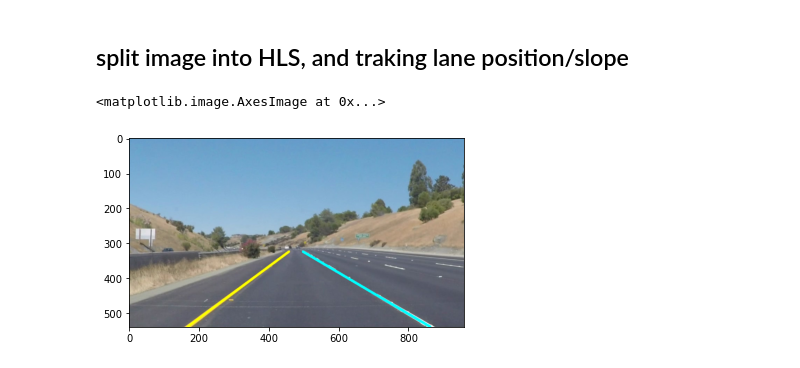
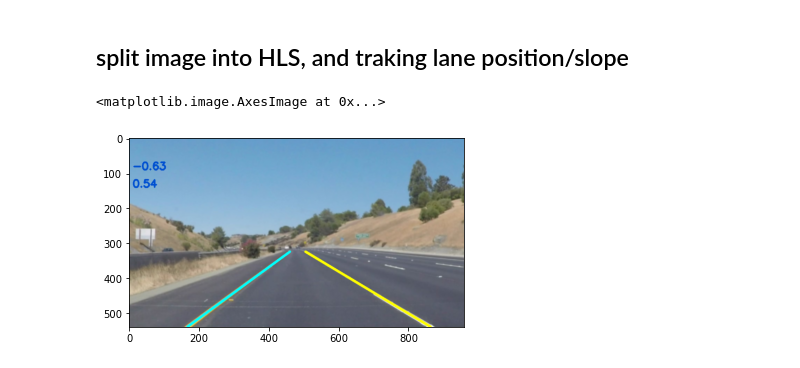
Before and after one commit to robinzh099314/CarND-LaneLines-P1, a Jupyter notebook: P1.ipynb, the cells around one changed output. Drawn from its saved outputs; the diff is of its cells as text; code cells hidden in the pictures.

```diff
--- a/P1.ipynb
+++ b/P1.ipynb
@@ -215,6 +215,7 @@ for filename in os.listdir("test_images/"):
     min_line_len = 40
     max_line_gap = 100
     line_img = hough_lines(edges,2,np.pi/180,45,min_line_len,max_line_gap)
+    cv2.imwrite("test_images_output/tmp_"+filename, line_img)
 
     fig, (sub1, sub2, sub3) = plt.subplots(1,3)
     fig.set_figheight(15)
@@ -650,11 +651,13 @@ def left_right_lines_with_tracking(image, lines, count):
     pt1 = [0, height-1]
     if left_count>0:
         left_slope = left_slopes / left_count
+        label = "%.2f" % left_slope
+        cv2.putText(image, label, (10,90), cv2.FONT_HERSHEY_SIMPLEX, 1, (209, 80, 0, 255), 3)
 #        print(str(count) + ": " + str(left_slope))
-        if count<1 :
+        if slope_memo[0]==0 :
             line_pre[0] = [x1,pt0[1],x2,pt1[1]]
             slope_memo[0] = left_slope
-        if abs(left_slope-slope_memo[0])<0.01:
+        if abs(left_slope-slope_memo[0])<0.1:
             left_posx = left_posx / (left_count * 2)
             left_posy = left_posy / (left_count * 2)
             x1 = int( (pt0[1] - left_posy)*1.0 / math.tan(left_slope) + left_posx)
@@ -674,11 +677,13 @@ def left_right_lines_with_tracking(image, lines, count):
 
     if  right_count>0:
         right_slope = right_slopes / right_count
+        label = "%.2f" % right_slope
+        cv2.putText(image, label, (10,140), cv2.FONT_HERSHEY_SIMPLEX, 1, (209, 80, 0, 255), 3)
 #        print(str(count) + ": " + str(right_slope))
-        if count<1 :
+        if slope_memo[1]==0 :
             line_pre[1] = [x1,pt0[1],x2,pt1[1]]
             slope_memo[1] = right_slope
-        if abs(right_slope-slope_memo[1])<0.01:
+        if abs(right_slope-slope_memo[1])<0.1:
             right_posx = right_posx / (right_count * 2)
             right_posy = right_posy / (right_count * 2)
 
@@ -716,42 +721,36 @@ def show_split(image):
 
 def draw_lane_on_image_adaptive_threshold_with_tracking(image, count):
     h, w, _ = image.shape
-    gray = grayscale(image)
+    image = gaussian_blur(image,5)  #cv2.blur(gray,(5,5))
     img_hls = cv2.cvtColor(image, cv2.COLOR_BGR2HLS)
     hue, gray, sat = cv2.split(img_hls)
 #    show_split(img_hls)
     #    plt.imshow(masked)
     blue, green, red = cv2.split(image)
 
-    #create three mask for : front area, only left, only right
+    # using color range for threshold
+    yellowlow = (15, 38, 115)
+    yellowhigh = (35, 204, 255)
+    whitelow = (0, 200, 0)
+    whitehigh = (200, 255, 255)
+
+    hls_yellow_mask = cv2.inRange(img_hls, yellowlow, yellowhigh)
+    hls_white_mask = cv2.inRange(img_hls, whitelow, whitehigh)
+
     Pts = [((130, h), (w/2-50, h/2+60), (w/2+60, h/2+60), (w-50, h))]
-    mask = get_mask(gray, Pts)
-    avg = int(cv2.mean(gray, mask)[0])
     Pts_left = [((130, h), (w/2-50, h/2+60), (w/2, h/2+60), (w/4+80, h-50))]
+    Pts_right = [((w*3/4-60, h-70), (w/2+40, h/2+80), (w/2+80, h/2+80), (w-30, h-50))]
+    temp = np.zeros(gray.shape, np.uint8)
+
+    low_threshold = 50
+    high_threshold = 150
     mask_left = get_mask(gray, Pts_left)
-    avg_left = int(cv2.mean(gray, mask_left)[0])
-    Pts_right = [((w*3/4-60, h-50), (w/2-10, h/2+60), (w/2+80, h/2+60), (w-30, h))]
     mask_right = get_mask(gray, Pts_right)
-    avg_right = int(cv2.mean(gray, mask_right)[0])
-    #print(avg, avg_left, avg_right)
-    temp = np.zeros(gray.shape, np.uint8)
-    blur = gaussian_blur(gray,5)  #cv2.blur(gray,(5,5))
-
-    # left area lan
-    masked = cv2.bitwise_and(blur, blur, mask=mask_left)
-    ret, thresh = cv2.threshold(masked, avg_left+40, 255, cv2.THRESH_BINARY)
-    edges = canny(thresh,50, 150)
-    cropped = edges[int(Pts_left[0][1][1]):Pts_left[0][3][1],Pts_left[0][0][0]:int(Pts_left[0][1][0])]
-    temp[int(Pts_left[0][1][1]):Pts_left[0][3][1],Pts_left[0][0][0]:int(Pts_left[0][1][0])] = cropped
-#    plt.imshow(masked)
-
-    #right area lane
-    masked = cv2.bitwise_and(blur, blur, mask=mask_right)
-    ret, thresh = cv2.threshold(masked, avg_right+40, 255, cv2.THRESH_BINARY)
-    edges = canny(thresh,50, 150)
-    cropped = edges[int(Pts_right[0][1][1]):int(Pts_right[0][3][1]),int(Pts_right[0][0][0]):int(Pts_right[0][3][0])]
-    temp[int(Pts_right[0][1][1]):int(Pts_right[0][3][1]),int(Pts_right[0][0][0]):int(Pts_right[0][3][0])] = cropped
-#    plt.imshow(masked)
+    mask_both = cv2.bitwise_or(mask_left, mask_right)
+    thresh_left = cv2.bitwise_and(hls_yellow_mask, mask_left)
+    thresh_right = cv2.bitwise_and(hls_white_mask, mask_right)
+    thresh_both = cv2.bitwise_or(thresh_left, thresh_right)
+    temp = cv2.Canny(thresh_both, low_threshold, high_threshold)
 
 #    plt.imshow(temp)
 
@@ -761,39 +760,43 @@ def draw_lane_on_image_adaptive_threshold_with_tracking(image, count):
 
     return image, gray
 
-test_images = [read_image('test_images/' + i) for i in os.listdir('test_images/')]
 line_pre = [[0,0,0,0],[0,0,0,0]]
 slope_memo = [0.0,0.0]
 count = 0
 
 def test_show(image):
     h, w, _ = image.shape
-    gray = grayscale(image)
+    gray = cv2.cvtColor(image, cv2.COLOR_BGR2GRAY)
     yellowlow = (15, 38, 115)
     yellowhigh = (35, 204, 255)
     whitelow = (0, 200, 0)
     whitehigh = (200, 255, 255)
     img_hls = cv2.cvtColor(image, cv2.COLOR_BGR2HLS)
     hue, lit, sat = cv2.split(img_hls)
 #    show_split(img_hls)
     #    plt.imshow(masked)
 #    blue, green, red = cv2.split(image)
     hls_yellow_mask = cv2.inRange(img_hls, yellowlow, yellowhigh)
     hls_white_mask = cv2.inRange(img_hls, whitelow, whitehigh)
+    cv.imshow('hls_yellow_mask', hls_yellow_mask)
+    cv.imshow('hls_white_mask', hls_white_mask)
 
     return cv2.cvtColor(hls_yellow_mask, cv2.COLOR_GRAY2BGR), gray
 
+test_images = [read_image('test_images/' + i) for i in os.listdir('test_images/')]
 def process_image_adaptive_threshold_with_tracking(image):
+    image = cv2.cvtColor(image, cv2.COLOR_BGR2RGB)
     result, mask_lane = draw_lane_on_image_adaptive_threshold_with_tracking(image, count)
+    image = cv2.cvtColor(result, cv2.COLOR_RGB2BGR)
 #    result, mask_lane = test_show(image)
     #print(result.shape)
     #return cv2.cvtColor(mask_lane, cv2.COLOR_GRAY2BGR)
-    return result
+    return image
 result = process_image_adaptive_threshold_with_tracking(test_images[3])
 plt.imshow(result)
 # %% [output]
 <matplotlib.image.AxesImage at 0x...>
-[figure, old version]
+[figure, new version]
 # %%
 challenge_output = 'test_videos_output/challenge.mp4'
 ## To speed up the testing process you may want to try your pipeline on a shorter subclip of the video
```
Also changed, not shown: parts of 1 cell of this notebook, 8 other files.
